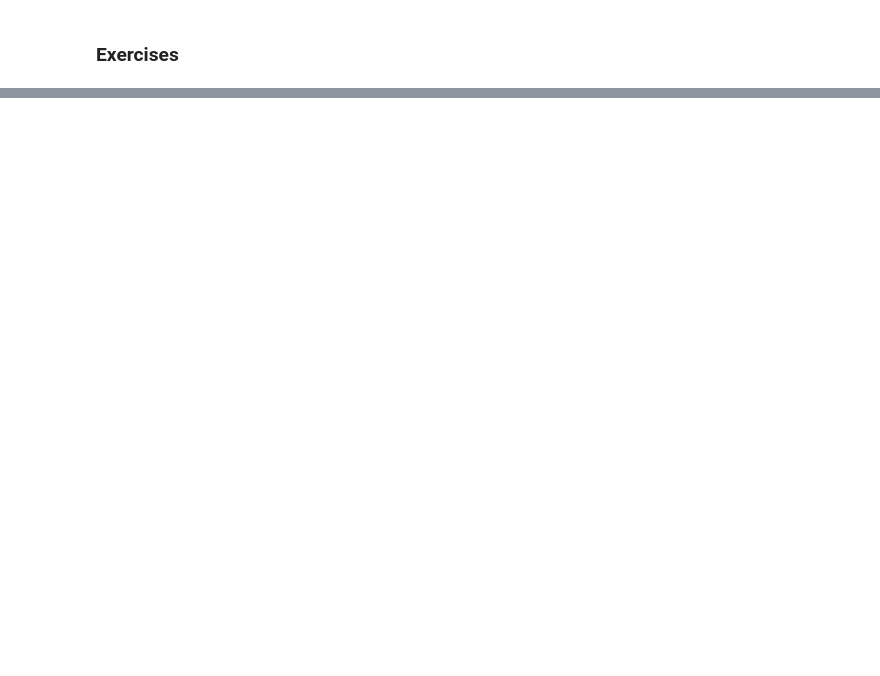
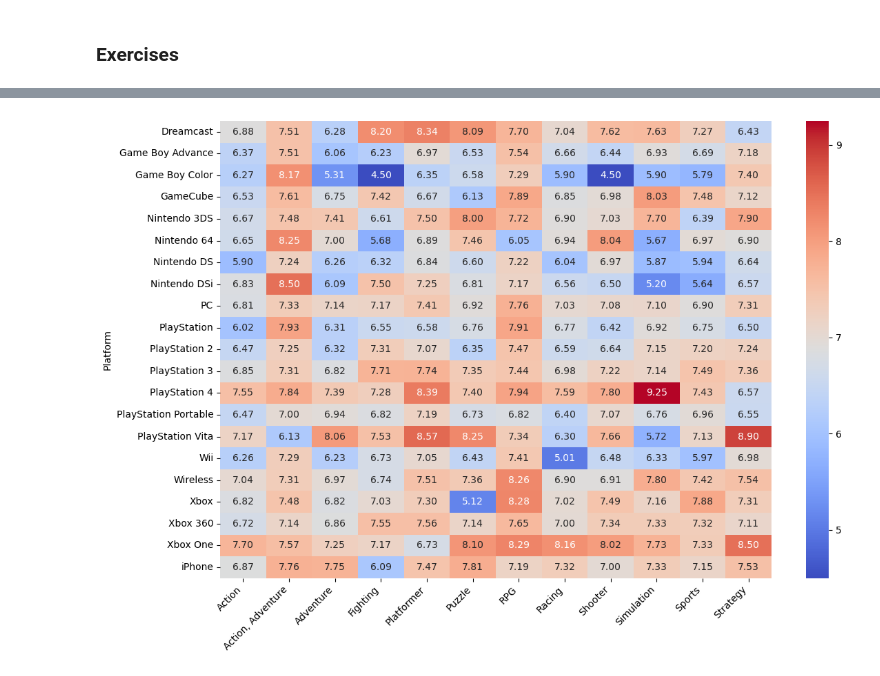
Before and after one commit to aradmehralian/data-visualization-practice, a Jupyter notebook: seaborn/Exercise/Exercise 03.ipynb, the cells around one changed output, grey strips where cells are left out. Drawn from its saved outputs; the diff is of its cells as text; code cells hidden in the pictures; blank space fills up the shorter version.

```diff
--- a/seaborn/Exercise/Exercise 03.ipynb
+++ b/seaborn/Exercise/Exercise 03.ipynb
@@ -61,0 +215,11 @@ ax.figure.tight_layout()
+# %%
+# 4
+fig, ax = plt.subplots(figsize=(12, 8))
+sns.heatmap(data=df, ax=ax, cmap="coolwarm", annot=True, fmt=".2f")
+
+for label in ax.get_xticklabels():
+    label.set(rotation=45, ha="right")
+
+fig.tight_layout()
+# %% [output]
+[figure, added]
```
Also changed, not shown: parts of 18 cells of this notebook.
